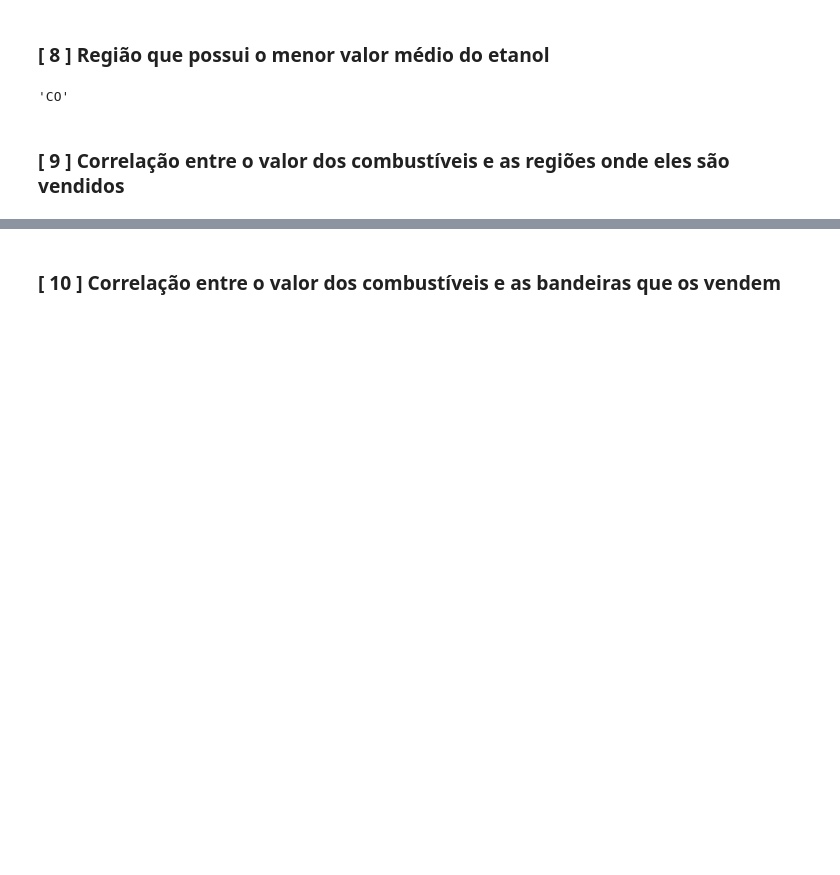
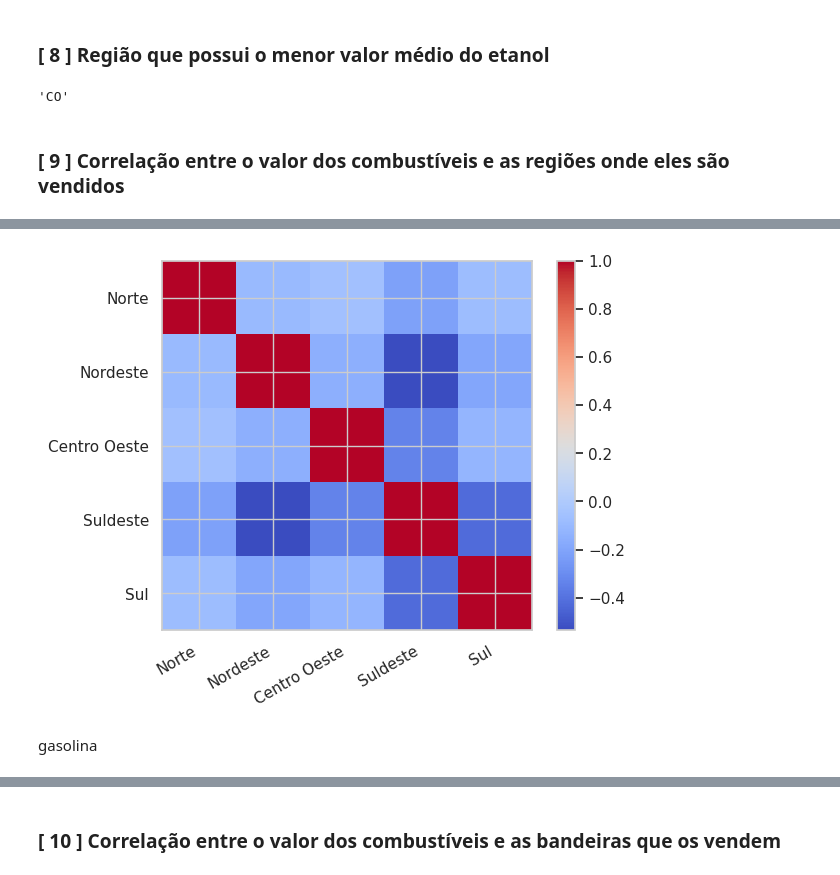
Before and after one commit to mouravitor313/Projeto-em-Grupo-Modulo-4, a Jupyter notebook: [M4]_Projeto_em_Grupo.ipynb, the cells around one changed output, grey strips where cells are left out. Saved outputs shown, nothing was run; the diff lists cells and outputs as text; code cells hidden in the pictures; blank space fills up the shorter version.

```diff
--- a/[M4]_Projeto_em_Grupo.ipynb
+++ b/[M4]_Projeto_em_Grupo.ipynb
@@ -394,0 +405,19 @@ regiao_menor_media_etanol
+# %%
+# seguindo a ideia desenvolvida pela Fátima exemplificada pelo Davi:
+
+etanolN = copia.loc[(copia['Regiao - Sigla']== 'N') & (copia['Produto'] == 'ETANOL'), 'Valor de Venda']
+etanolNE = copia.loc[(copia['Regiao - Sigla']== 'NE') & (copia['Produto'] == 'ETANOL'), 'Valor de Venda']
+etanolCO = copia.loc[(copia['Regiao - Sigla']== 'CO') & (copia['Produto'] == 'ETANOL'), 'Valor de Venda']
+etanolSE = copia.loc[(copia['Regiao - Sigla']== 'SE') & (copia['Produto'] == 'ETANOL'), 'Valor de Venda']
+etanolS = copia.loc[(copia['Regiao - Sigla']== 'S') & (copia['Produto'] == 'ETANOL'), 'Valor de Venda']
+# %%
+feN = pd.DataFrame({'Norte': etanolN})
+feNE = pd.DataFrame({'Nordeste':etanolNE})
+feCO = pd.DataFrame({'Centro Oeste':etanolCO})
+feSE = pd.DataFrame({'Suldeste':etanolSE})
+feS = pd.DataFrame({'Sul':etanolS})
+# %%
+etanolPerRegiao = pd.concat([feN, feNE, feCO, feSE, feS])
+# %%
+corrEtanol=etanolPerRegiao.fillna(0).corr()
+corrEtanol
@@ -394,0 +431,18 @@ regiao_menor_media_etanol
+# %%
+#criando o gráfico de calor a partir da matriz de correlação anterior 'corrEtanol'
+fig, ax = plt.subplots()
+heatmap = ax.imshow(corrEtanol, cmap='coolwarm')
+#ajustando os eixos
+ax.set_xticks(np.arange(corrEtanol.shape[1]))
+ax.set_yticks(np.arange(corrEtanol.shape[0]))
+ax.set_xticklabels(corrEtanol.columns)
+ax.set_yticklabels(corrEtanol.columns)
+plt.xticks(rotation=30, ha='right')
+#adicionando barra de cores
+cbar = plt.colorbar(heatmap)
+#visualizando o gráfico
+plt.show()
+# %% [output]
+[figure, added]
+# %% [markdown]
+gasolina
```
Also changed, not shown: parts of 51 cells of this notebook.
